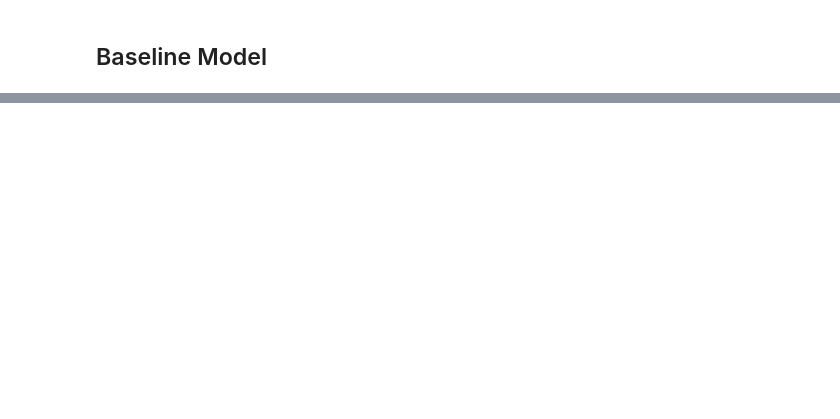
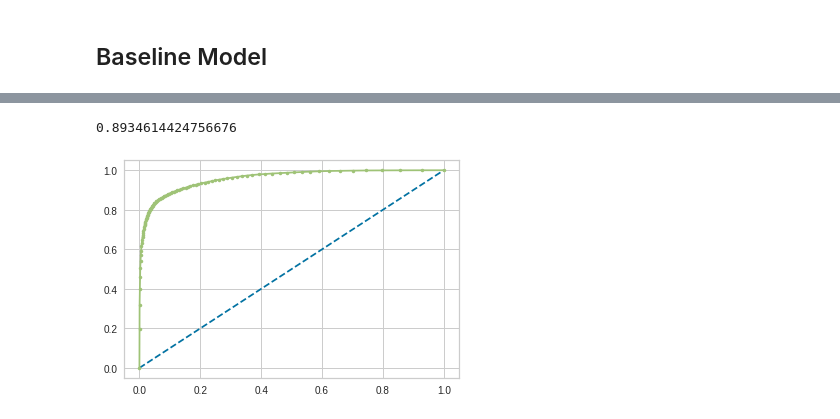
Before and after one commit to peter-haferl/prisoner_recidivism_classifier, a Jupyter notebook: data_explore_clean.ipynb, the cells around one changed output, grey strips where cells are left out. Saved outputs shown, nothing was run; the diff lists cells and outputs as text; code cells hidden in the pictures; blank space fills up the shorter version.

```diff
--- a/data_explore_clean.ipynb
+++ b/data_explore_clean.ipynb
@@ -198,0 +307,16 @@ weighted avg       0.90      0.90      0.90     40070
+# %%
+rfc.score(X_test, y_test)
+# %% [output]
+0.8934614424756676
+# %%
+probs_test = rfc.predict_proba(X_test)[:,1]
+# %%
+fpr, tpr, thresholds = roc_curve(y_test, probs_test)
+# plot no skill
+plt.plot([0, 1], [0, 1], linestyle='--')
+# plot the roc curve for the model
+plt.plot(fpr, tpr, marker='.')
+# show the plot
+plt.show()
+# %% [output]
+[figure, added]
```
Also changed, not shown: parts of 28 cells of this notebook.
